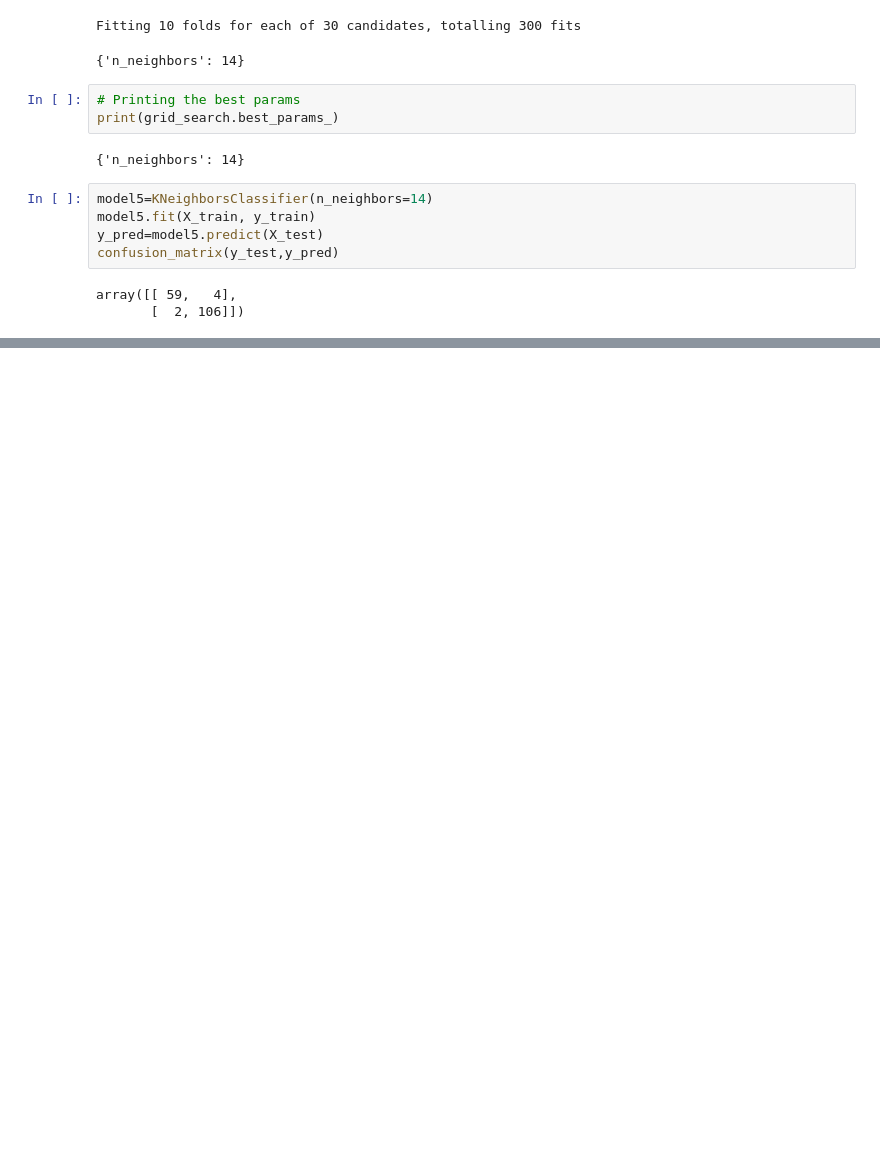
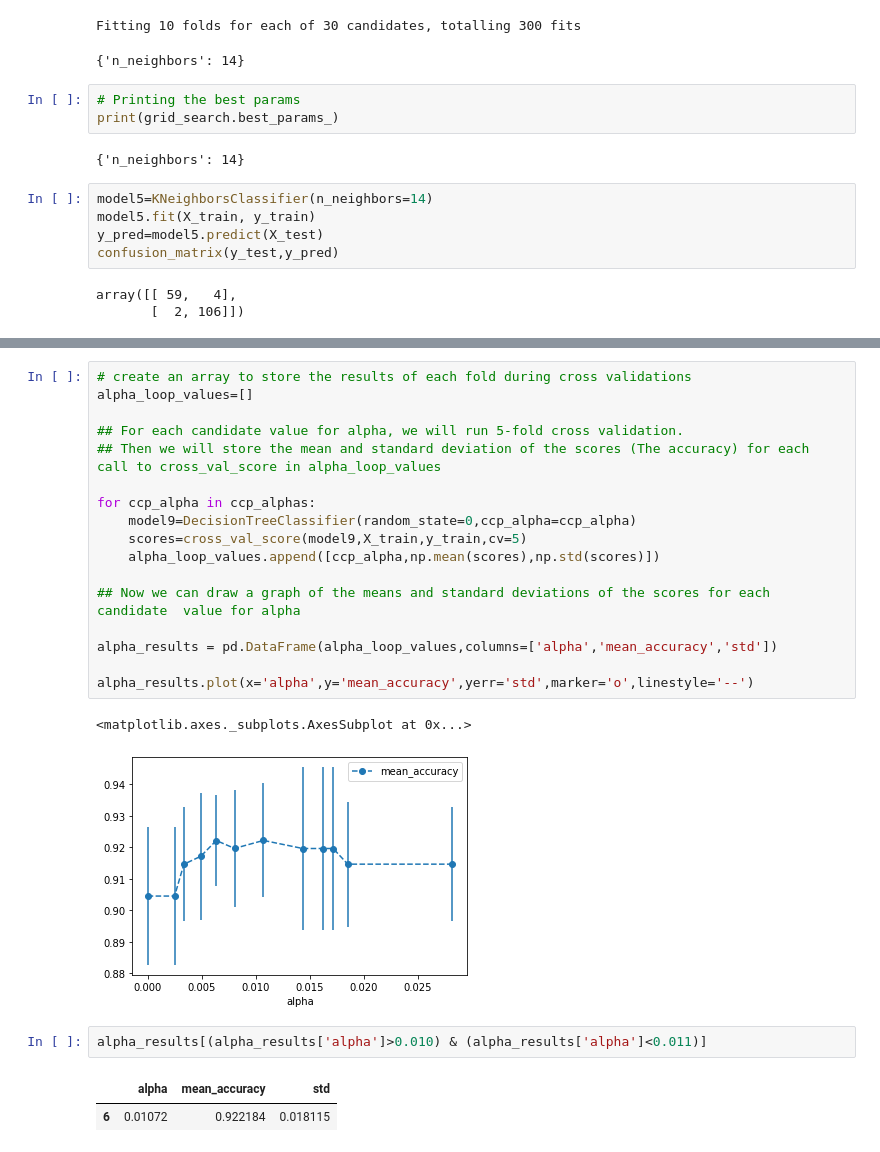
Before and after one commit to jeevan499/Kaggle-Projects-, a Jupyter notebook: Hyper_parameter_tuning_for_classification_problem.ipynb, the cells around one changed output, grey strips where cells are left out. Drawn from its saved outputs; the diff is of its cells as text; blank space fills up the shorter version.

```diff
--- a/Hyper_parameter_tuning_for_classification_problem.ipynb
+++ b/Hyper_parameter_tuning_for_classification_problem.ipynb
@@ -403,0 +467,25 @@ array([[ 59,   4],
+# %%
+# create an array to store the results of each fold during cross validations
+alpha_loop_values=[]
+
+## For each candidate value for alpha, we will run 5-fold cross validation.
+## Then we will store the mean and standard deviation of the scores (The accuracy) for each call to cross_val_score in alpha_loop_values
+
+for ccp_alpha in ccp_alphas:
+    model9=DecisionTreeClassifier(random_state=0,ccp_alpha=ccp_alpha)
+    scores=cross_val_score(model9,X_train,y_train,cv=5)
+    alpha_loop_values.append([ccp_alpha,np.mean(scores),np.std(scores)])
+
+## Now we can draw a graph of the means and standard deviations of the scores for each candidate  value for alpha
+
+alpha_results = pd.DataFrame(alpha_loop_values,columns=['alpha','mean_accuracy','std'])
+
+alpha_results.plot(x='alpha',y='mean_accuracy',yerr='std',marker='o',linestyle='--')
+# %% [output]
+<matplotlib.axes._subplots.AxesSubplot at 0x...>
+[figure, added]
+# %%
+alpha_results[(alpha_results['alpha']>0.010) & (alpha_results['alpha']<0.011)]
+# %% [output]
+|  | alpha | mean_accuracy | std |
+| 6 | 0.01072 | 0.922184 | 0.018115 |
```
Also changed, not shown: parts of 10 cells of this notebook.
